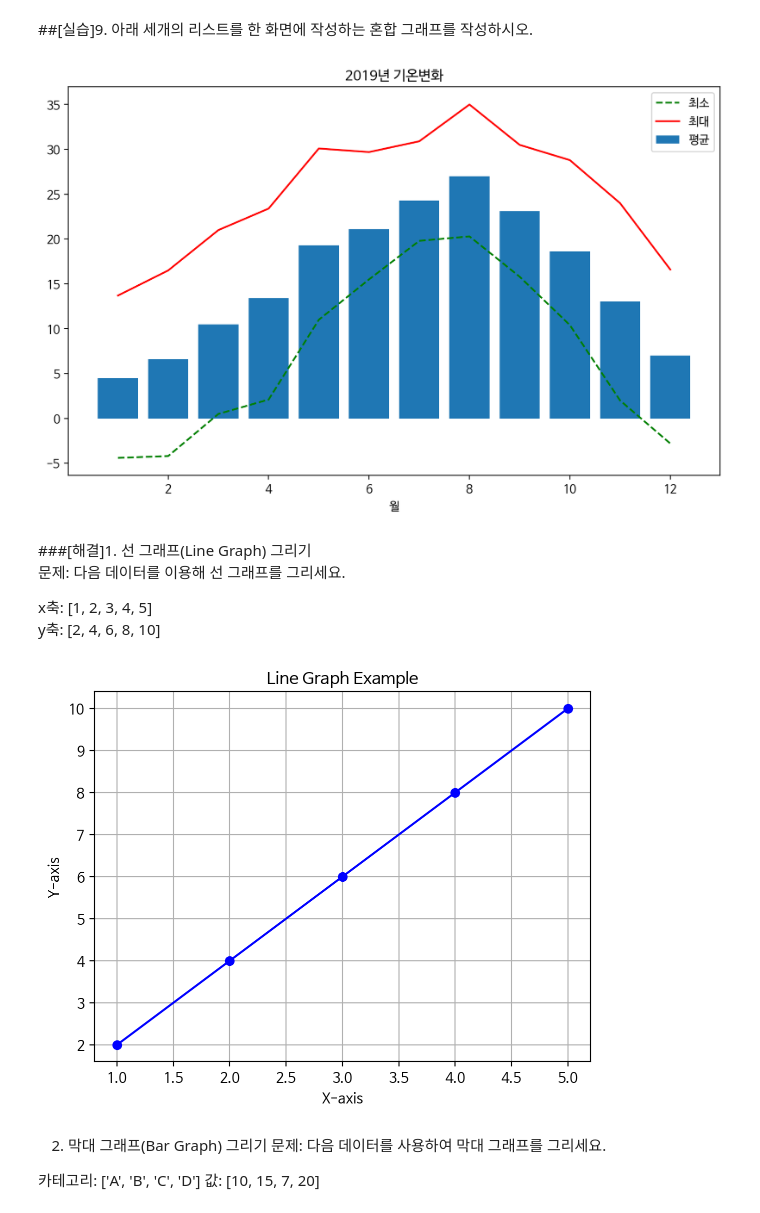
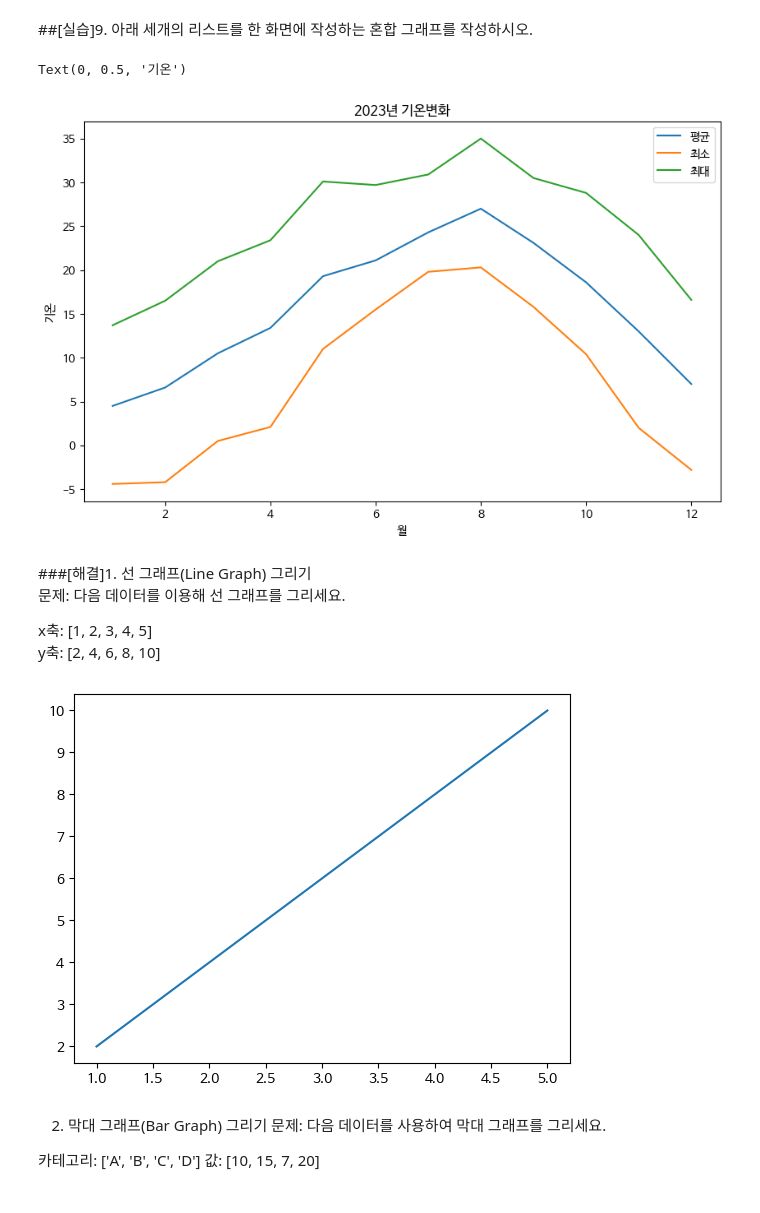
Before and after one commit to yuuki08noah/Python-Programming, a Jupyter notebook: Python 03 Matplotlib 문제.ipynb, the cells around one changed output. Drawn from its saved outputs; the diff is of its cells as text; code cells hidden in the pictures.

```diff
--- a/Python 03 Matplotlib 문제.ipynb
+++ b/Python 03 Matplotlib 문제.ipynb
@@ -247,11 +344,19 @@ avg = [4.5,6.6,10.5,13.4,19.3,21.1,24.3,27,23.1,18.6,13,7]
 min = [-4.4,-4.2,0.5,2.1,11,15.5,19.8,20.3,15.8,10.4,2,-2.8]
 max = [13.7,16.5,21,23.4,30.1,29.7,30.9,35,30.5,28.8,24,16.6]
 
-
 x = list(range(1, len(avg)+1))
 # 혼합 그래프 작성
+plt.figure(figsize=(10, 6))
+plt.plot(x, avg, label='평균')
+plt.plot(x, min, label='최소')
+plt.plot(x, max, label='최대')
+plt.legend()
+plt.title('2023년 기온변화')
+plt.xlabel('월')
+plt.ylabel('기온')
 # %% [output]
+Text(0, 0.5, '기온')
-[figure, old version]
+[figure, new version]
 # %% [markdown]
 ###[해결]1. 선 그래프(Line Graph) 그리기
 문제:
@@ -262,10 +367,13 @@ y축: [2, 4, 6, 8, 10]
 # %%
 import matplotlib.pyplot as plt
 
 x = [1, 2, 3, 4, 5]
 y = [2, 4, 6, 8, 10]
+
+plt.plot(x, y)
+plt.show()
 # %% [output]
-[figure, old version]
+[figure, new version]
 # %% [markdown]
 2. 막대 그래프(Bar Graph) 그리기
 문제:
```
Also changed, not shown: parts of 24 cells of this notebook.
